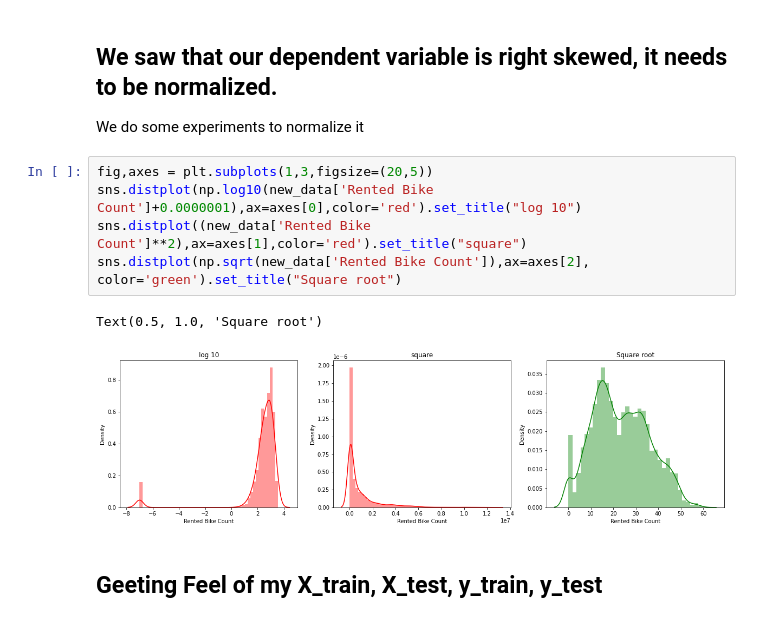
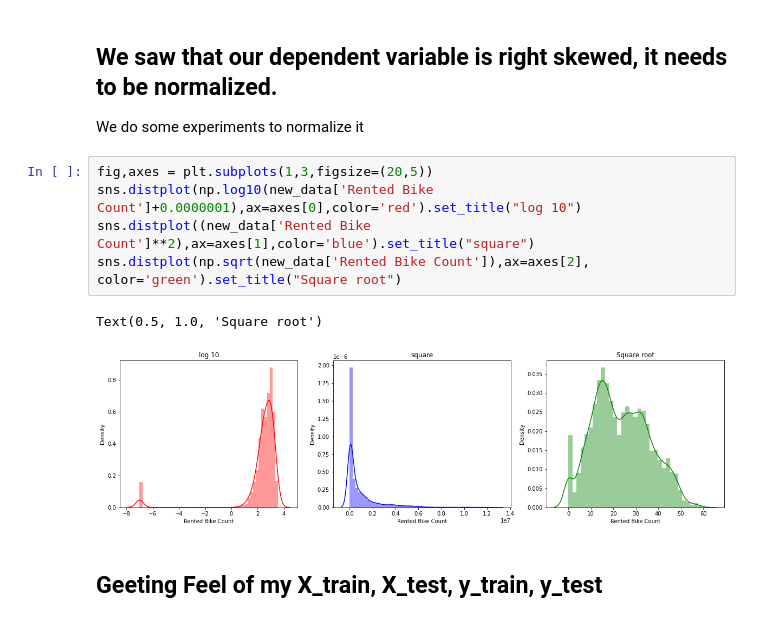
Before and after one commit to RohanAG2806/Bike-sharing-demand-prediction, a Jupyter notebook: Bike_Sharing_Demand_Prediction_Capstone_Project.ipynb, the cells around one changed output. Saved outputs shown, nothing was run; the diff lists cells and outputs as text.

```diff
--- a/Bike_Sharing_Demand_Prediction_Capstone_Project.ipynb
+++ b/Bike_Sharing_Demand_Prediction_Capstone_Project.ipynb
@@ -402,11 +402,11 @@ new_data.head(2)
 # %%
 fig,axes = plt.subplots(1,3,figsize=(20,5))
 sns.distplot(np.log10(new_data['Rented Bike Count']+0.0000001),ax=axes[0],color='red').set_title("log 10")
-sns.distplot((new_data['Rented Bike Count']**2),ax=axes[1],color='red').set_title("square")
+sns.distplot((new_data['Rented Bike Count']**2),ax=axes[1],color='blue').set_title("square")
 sns.distplot(np.sqrt(new_data['Rented Bike Count']),ax=axes[2], color='green').set_title("Square root")
 # %% [output]
 Text(0.5, 1.0, 'Square root')
-[figure, old version]
+[figure, new version]
 # %% [markdown]
 ## **Geeting Feel of my X_train, X_test, y_train, y_test**
 # %%
```
